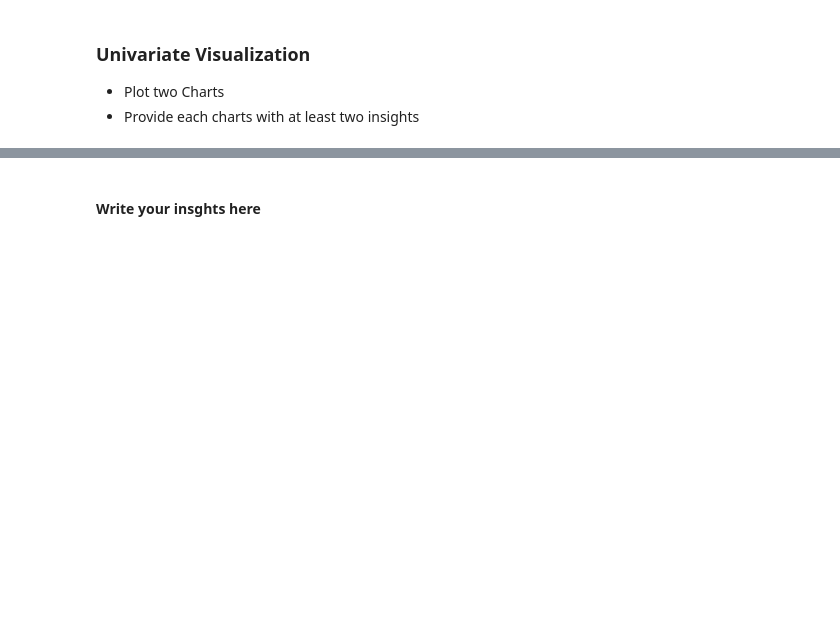
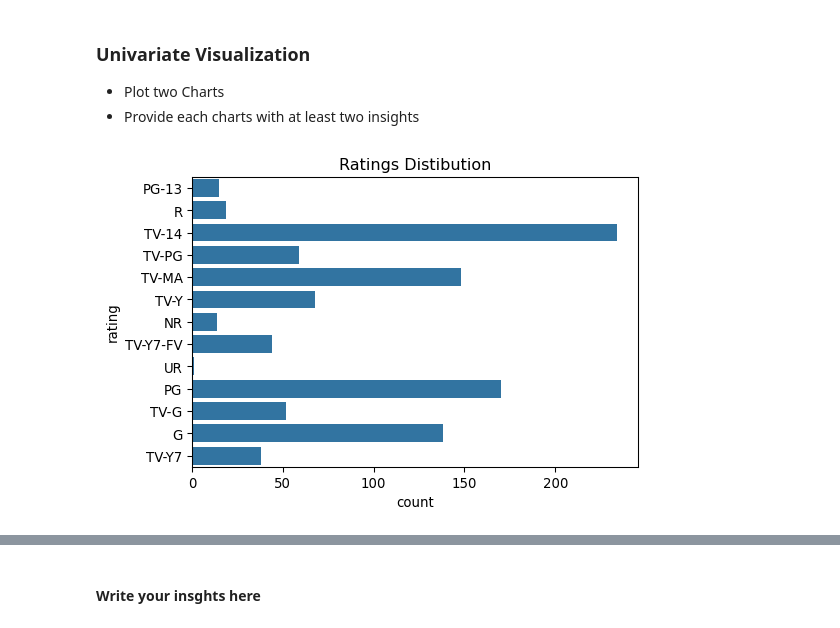
Before and after one commit to Tuwaiq-Data-Science-Bootcamp-V2/EDA-Lab1, a Jupyter notebook: EDA_Assignment .ipynb, the cells around one changed output, grey strips where cells are left out. Drawn from its saved outputs; the diff is of its cells as text; code cells hidden in the pictures; blank space fills up the shorter version.

```diff
--- a/EDA_Assignment .ipynb
+++ b/EDA_Assignment .ipynb
@@ -4,0 +10,3 @@
+# %%
+NetflixData = pd.read_csv('netflix.csv')
+NetflixData.head()
@@ -6,3 +41,10 @@
 ### Univariate Visualization
 * Plot two Charts
 * Provide each charts with at least two insights
+# %%
+plt.figure(dpi=96)
+sns.countplot(data=NetflixData, y='rating', color= sns.color_palette()[0])
+plt.title('Ratings Distibution')
+plt.show()
+# %% [output]
+[figure, added]
```
Also changed, not shown: parts of 14 cells of this notebook, 1 other file.
